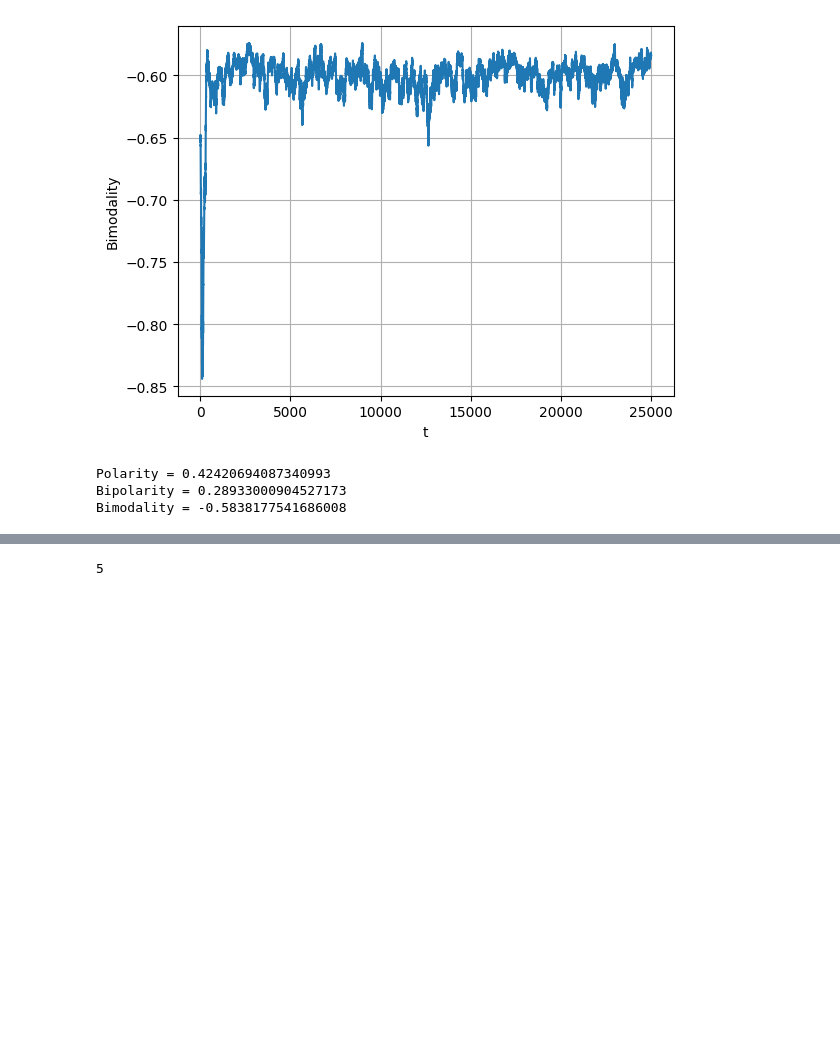
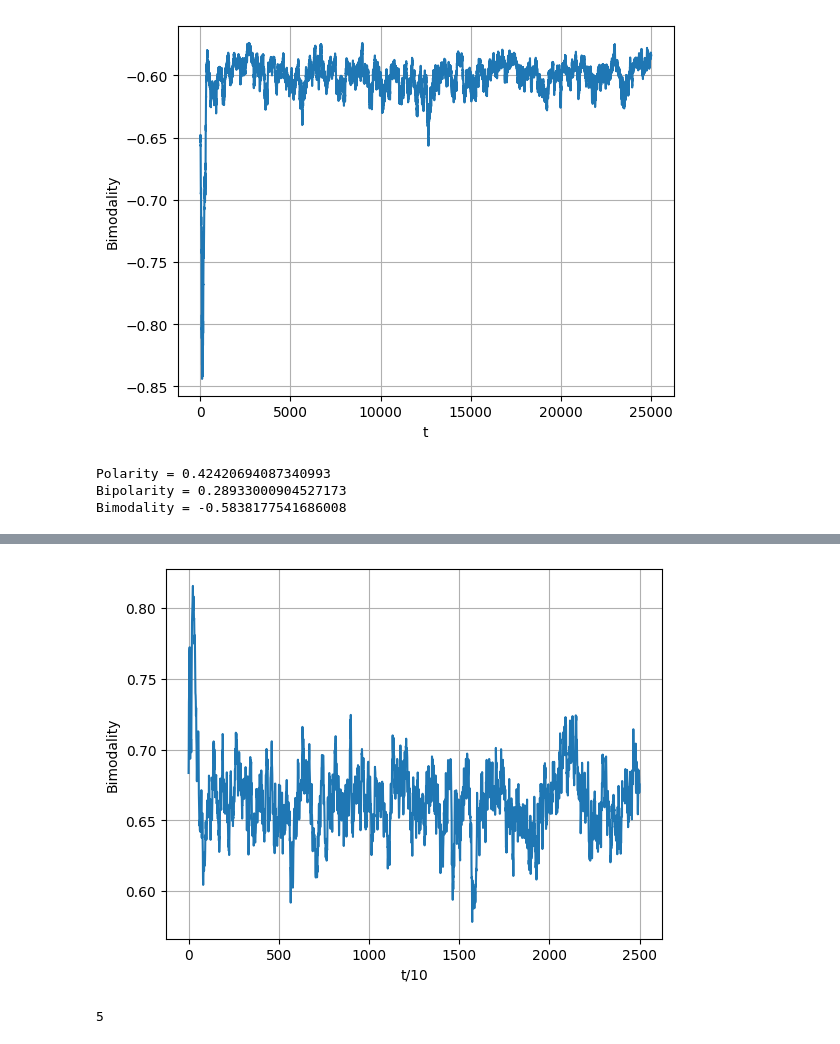
Before and after one commit to Driscy/opinion_dynamics, a Jupyter notebook: Project.ipynb, the cells around one changed output, grey strips where cells are left out. Cells and saved outputs as stored; diff of their text form; code cells hidden in the pictures; blank space fills up the shorter version.

```diff
--- a/Project.ipynb
+++ b/Project.ipynb
@@ -637,3 +534,23 @@ plt.show()
+# %%
+
+ret = np.load('2theta_matrices30.npy')
+r = []
+n = 60
+i = 0
+while i < 2500:
+
+    bi = Bimodality(ret[i], n)
+    r.append(bi)
+
+    i += 1
+
+plt.plot(r)
+plt.xlabel('t/10')
+plt.ylabel('Bimodality')
+plt.grid()
+np.savetxt('2Bimodality_list30.csv', r, delimiter=',')
+# %% [output]
+[figure, added]
 # %%
 !!!!!!!!!!!!!! # Added random influences from far away elements # !!!!!!!!
 
```
Also changed, not shown: parts of 6 cells of this notebook.
